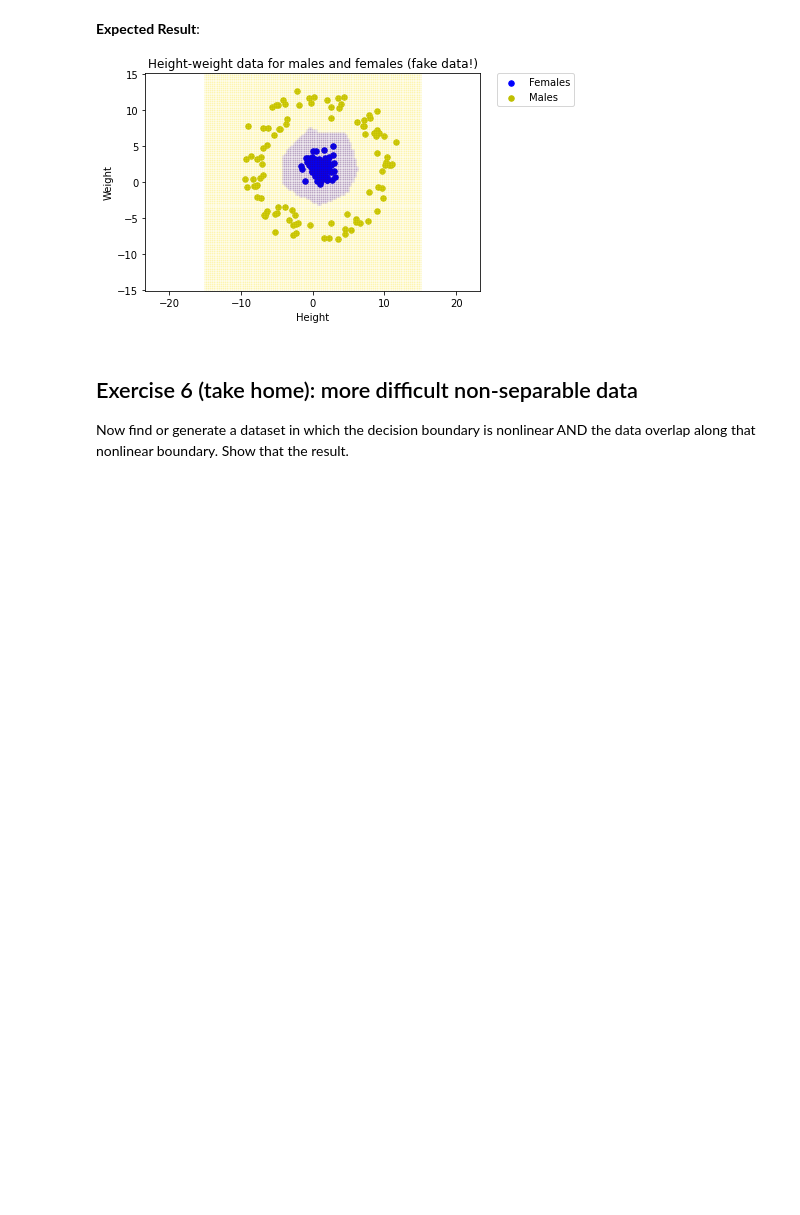
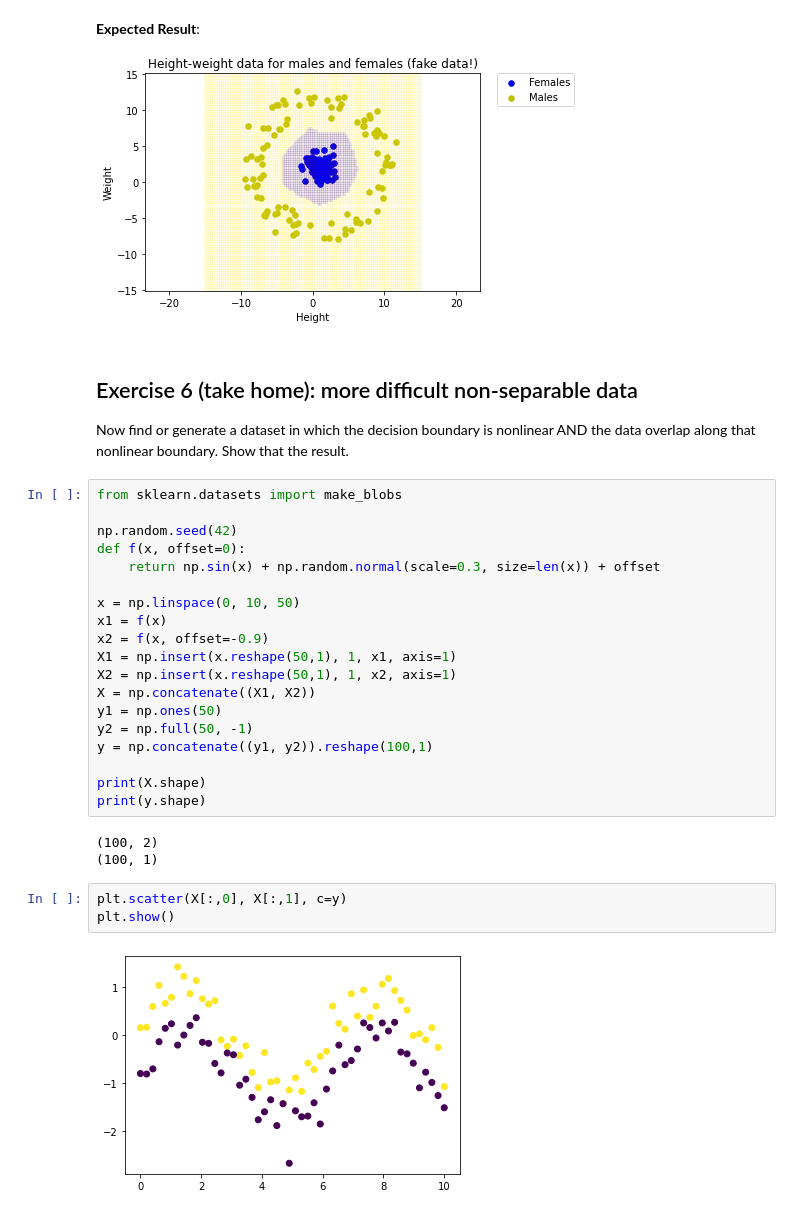
Before and after one commit to zMaxKunGz/ML-Ait-Lab, a Jupyter notebook: Lab7/07-SVM.ipynb, the cells around one changed output. Cells and saved outputs as stored; diff of their text form; blank space fills up the shorter version.

```diff
--- a/Lab7/07-SVM.ipynb
+++ b/Lab7/07-SVM.ipynb
@@ -761,3 +792,30 @@ plt.show()
 ## Exercise 6 (take home): more difficult non-separable data
 
 Now find or generate a dataset in which the decision boundary is nonlinear AND the data overlap along that nonlinear boundary. Show that the result.
+# %%
+from sklearn.datasets import make_blobs
+
+np.random.seed(42)
+def f(x, offset=0):
+    return np.sin(x) + np.random.normal(scale=0.3, size=len(x)) + offset
+
+x = np.linspace(0, 10, 50)
+x1 = f(x)
+x2 = f(x, offset=-0.9)
+X1 = np.insert(x.reshape(50,1), 1, x1, axis=1)
+X2 = np.insert(x.reshape(50,1), 1, x2, axis=1)
+X = np.concatenate((X1, X2))
+y1 = np.ones(50)
+y2 = np.full(50, -1)
+y = np.concatenate((y1, y2)).reshape(100,1)
+
+print(X.shape)
+print(y.shape)
+# %% [output]
+(100, 2)
+(100, 1)
+# %%
+plt.scatter(X[:,0], X[:,1], c=y)
+plt.show()
+# %% [output]
+[figure, added]
```
Also changed, not shown: parts of 17 cells of this notebook.
